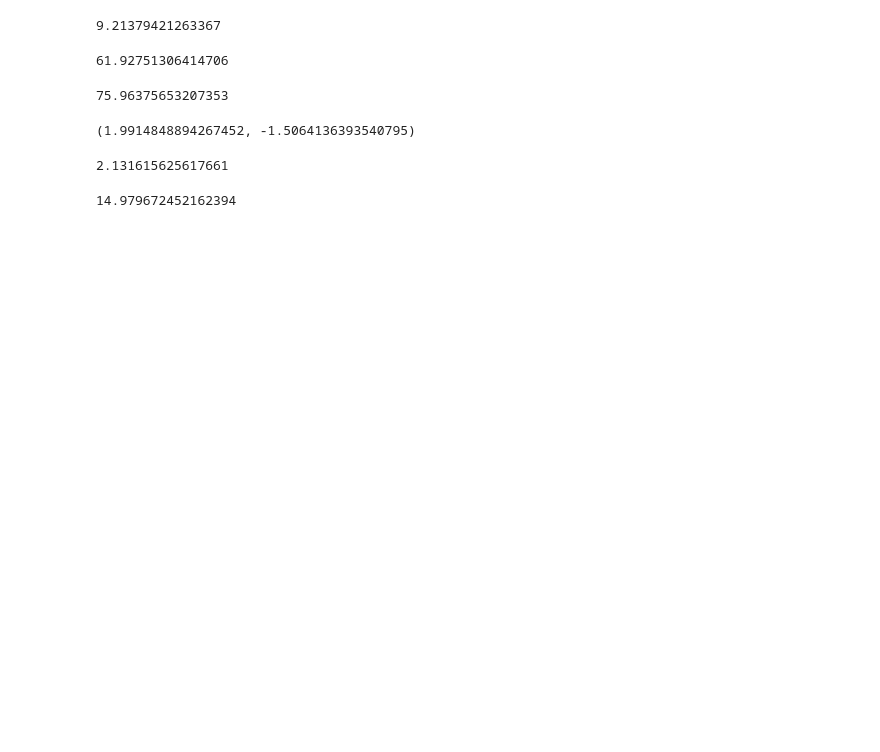
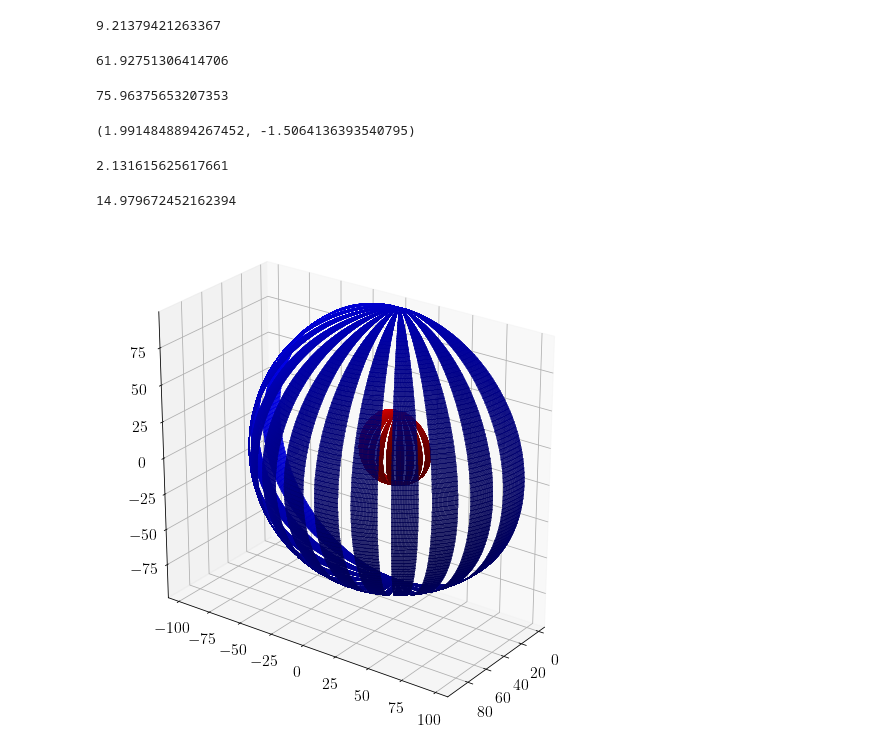
Before and after one commit to jiyongso/jupyter, a Jupyter notebook: collimator image/radial_collimator.ipynb, the cells around one changed output. Saved outputs shown, nothing was run; the diff lists cells and outputs as text; code cells hidden in the pictures; blank space fills up the shorter version.

```diff
--- a/collimator image/radial_collimator.ipynb
+++ b/collimator image/radial_collimator.ipynb
@@ -343,3 +392,8 @@ yy
 np.arccos((2**2+4**2-2.1316**2)/2.0/2.0/4.0)*rad_to_deg
 # %% [output]
 14.979672452162394
+# %%
+plot_hemispherical_collimoator(95, slit_open_list_deg, 25, slit_open_list_deg, 25., 36.)
+plt.savefig("test2.pdf")
+# %% [output]
+[figure, added]
```
Also changed, not shown: parts of 7 cells of this notebook, 2 other files.
